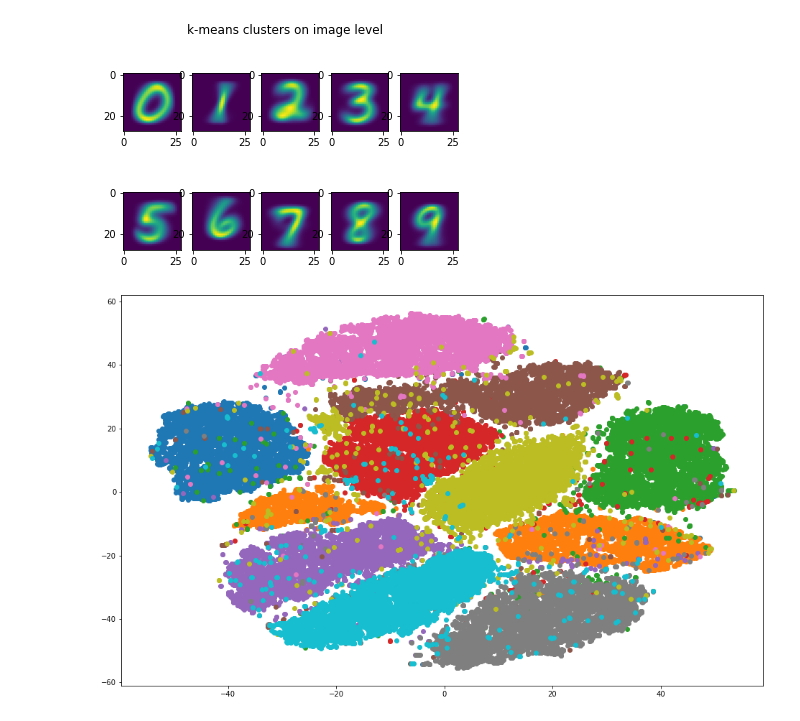
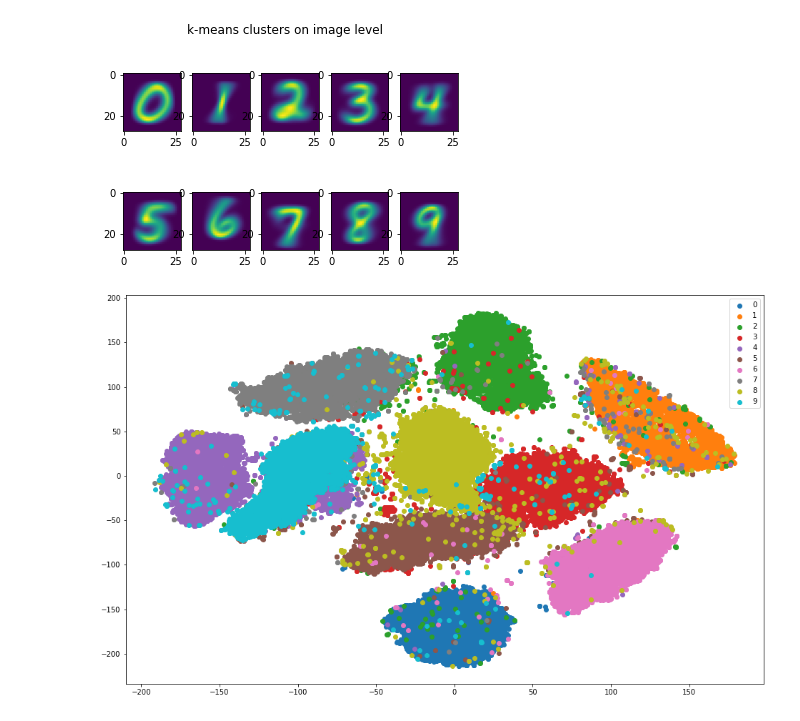
Before and after one commit to aranganath/Adversarial, a Jupyter notebook: k-medians-on-each-class-with-tsne.ipynb, the cells around one changed output. Cells and saved outputs as stored; diff of their text form; code cells hidden in the pictures.

Commit message:
updated k-means with legend

```diff
--- a/k-medians-on-each-class-with-tsne.ipynb
+++ b/k-medians-on-each-class-with-tsne.ipynb
@@ -76,20 +76,22 @@ for i in range(2):
 # %%
 # We do the TSNE transform on total_list
 from sklearn.manifold import TSNE
-tsne_points = TSNE(n_components=2).fit_transform(total_list)
+tsne_points = TSNE(n_components=2, perplexity = 50, n_iter = 10000).fit_transform(total_list)
 # %%
 # Doing a naive plotting here.
 # What needs to be done:
 # 1. Change the color for each cluster
 # 2. Differentiate the color of the cluster from its centroid
 # 3. Have a legend print out all the cluster with its label
 start = 0
 plt.figure(figsize=(16,10))
-cmaps = ['Greys', 'Purples', 'Blues', 'Greens', 'Oranges', 'Reds',
-                      'YlOrBr', 'YlOrRd', 'OrRd', 'PuBuGn']
+cmaps = ['Greys', 'Purples', 'Blues', 'Greens', 'Oranges', 'Reds', 'YlOrBr', 'YlOrRd', 'OrRd', 'PuBuGn']
 
 for i,end in enumerate(indices):
-    plt.scatter(tsne_points[start:end,0], tsne_points[start:end,1], cmap=cmaps[i])
+    plt.scatter(tsne_points[start:end,0], tsne_points[start:end,1], cmap=cmaps[i], label=i)
+    plt.legend()
     start = end
+
+plt.savefig('mnist-clustermaps.png')
 # %% [output]
-[figure, old version]
+[figure, new version]
```
